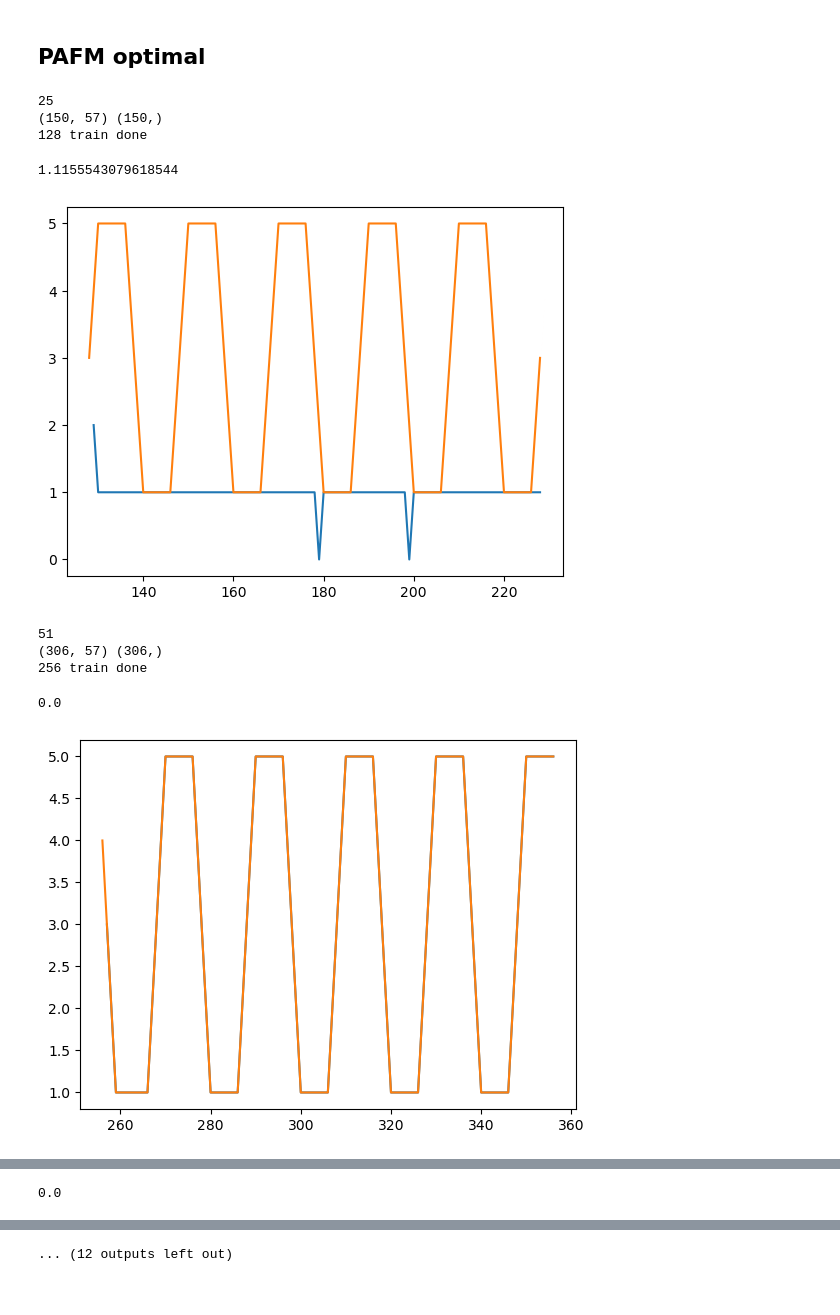
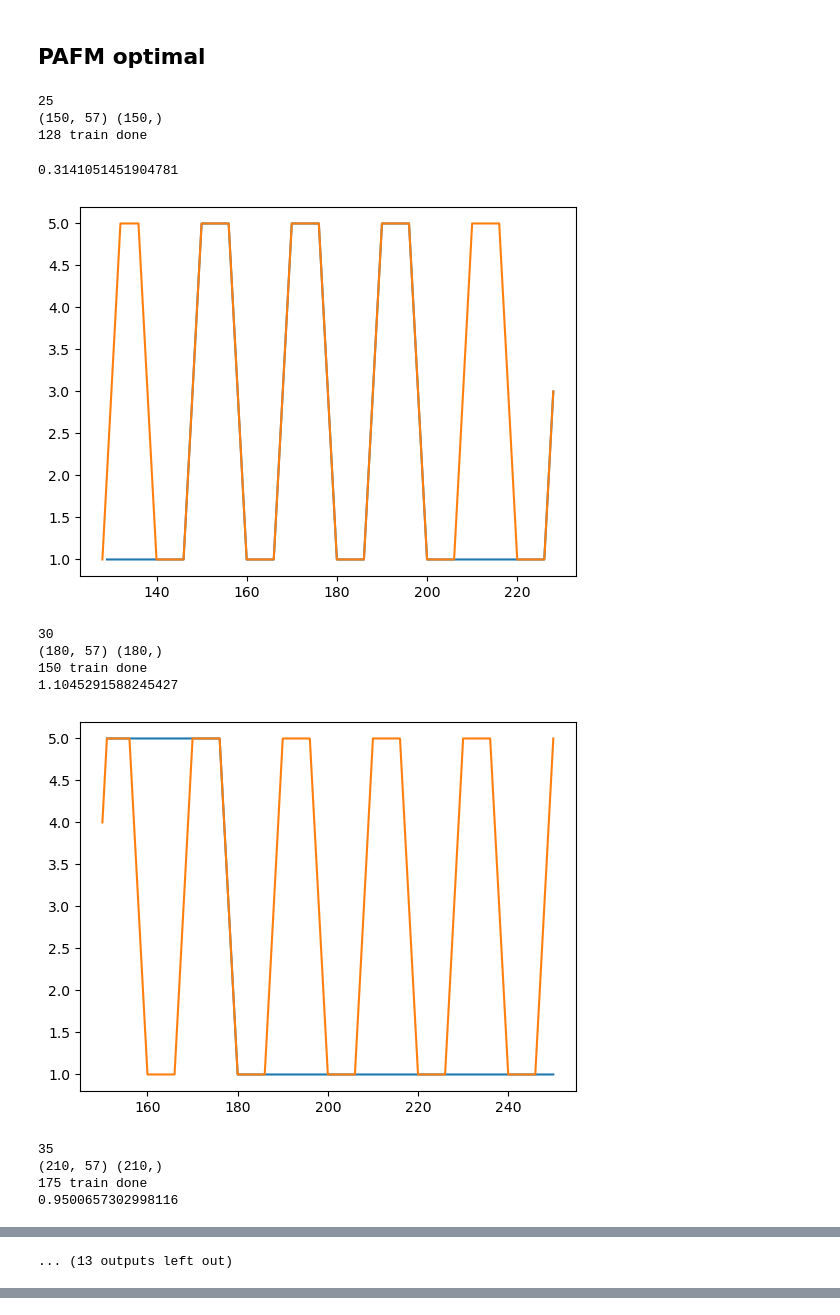
Before and after one commit to neurodata/ProspectiveForaging, a Jupyter notebook: notebooks/PAFM_RF_BF.ipynb, the cells around one changed output, grey strips where cells are left out. Cells and saved outputs as stored; diff of their text form; code cells hidden in the pictures.

Commit message:
Add optimal PAFM-GBT

```diff
--- a/notebooks/PAFM_RF_BF.ipynb
+++ b/notebooks/PAFM_RF_BF.ipynb
@@ -309,13 +310,15 @@ for t_prime in [6]:
 # %%
 DELTA_t = 5
 t_prime = 6
+Ts = [2**i for i in np.arange(7,8)]+[150,175,200,225]+[2**i for i in np.arange(8,10)]+[750]+[1024,1250,1500,2048]
+gamma = 0.5
 FUTURE_STATE = []
 for T in Ts:
     n_seq = int(T/DELTA_t)
     # n_seq = T
     print(n_seq)
     state_raw = np.random.choice([int(i) for i in range(7)],size = n_seq)
-    time_raw = np.random.choice([int(i) for i in range(T)],size = n_seq)
+    time_raw = np.random.choice([int(i) for i in range(T-DELTA_t)],size = n_seq)
     opt_paths, opt_times, opt_irewards, opt_prewards = [], [], [], []
     STATES = []
     for i in range(len(time_raw)):
@@ -340,7 +343,16 @@ for T in Ts:
     # plt.show()
     X_train = STATES_arr
     Y_train = REWARDS_arr
-    rf = RandomForestRegressor(n_estimators=1000, random_state=9515)
+    # rf = RandomForestRegressor(n_estimators=1000, random_state=9515)
+    ## Using XGB regressor with delta = 1 is converging faster -- 150
+    rf = xgb.XGBRegressor(
+        objective="reg:squarederror",
+        tree_method="exact",     # or "exact" (slower, RAM heavy)
+        n_jobs = -1,
+        learning_rate=0.05, max_depth=5,
+        subsample=1, colsample_bytree=0.8,
+        n_estimators=1000, eval_metric="rmse"
+    )
     rf.fit(X_train, Y_train)
     print(T,'train done')
 
@@ -365,41 +377,45 @@ for T in Ts:
         discounts = gamma ** np.arange(1, t_prime+1)
 
         # Compute discounted total reward per path
         discounted_returns = rewards_matrix * discounts
         total_discounted = discounted_returns.sum(axis=1)
         # print(total_discounted)
         bext_idx = np.argmax(total_discounted)
         next_state = int(df_all_paths.iloc[bext_idx,1])
         # print(df_all_paths.iloc[bext_idx,:])
         future_states.append(next_state)
         current_state = next_state
 
     # print(T,future_states,len(future_states))
     FUTURE_STATE.append(future_states)
 
     irewards = [reward_simulate(future_states[i],T+i,rewards_in_period) for i in np.arange(1,len(future_states))]
     preward = compute_normalized_future_rewards(irewards,100,0.5)
     path, ireward_opt = path_opt(future_states[0], T, 100)
     preward_opt_test = compute_normalized_future_rewards(ireward_opt[1:],100,0.5)
     pregret = (np.sum(preward_opt_test).item()-np.sum(preward).item())/100
     print(pregret)
     plt.plot(np.arange(T+1,T+101),future_states[1:])
     plt.plot(np.arange(T,T+101),path)
     plt.show()
 
 FUTURE_STATE_arr = np.vstack(FUTURE_STATE)
-np.savez(
-    f"../results/PAFM/RF_optimal_oh_w_time128_2048_lookahead{t_prime}_reps{0}.npz",
-    future_states =FUTURE_STATE_arr
-    )
+# np.savez(
+#     f"../results/PAFM/GBT_optimal_oh_w_time128_2048_lookahead{t_prime}_reps{0}.npz",
+#     future_states =FUTURE_STATE_arr
+#     )
 # %% [output]
 25
 (150, 57) (150,)
 128 train done
-1.1155543079618544
+0.3141051451904781
-[figure, old version]
+[figure, new version]
-51
-(306, 57) (306,)
-256 train done
+30
+(180, 57) (180,)
+150 train done
+1.1045291588245427
+[figure, new version]
-0.0
+35
+(210, 57) (210,)
+175 train done
+0.9500657302998116
-[figure, old version]
@@ -414 +437 @@ np.savez(
-0.0
+... (13 outputs left out)
@@ -416 +437,0 @@ np.savez(
-... (12 outputs left out)
```
Also changed, not shown: parts of 2 cells of this notebook, 2 other files.
